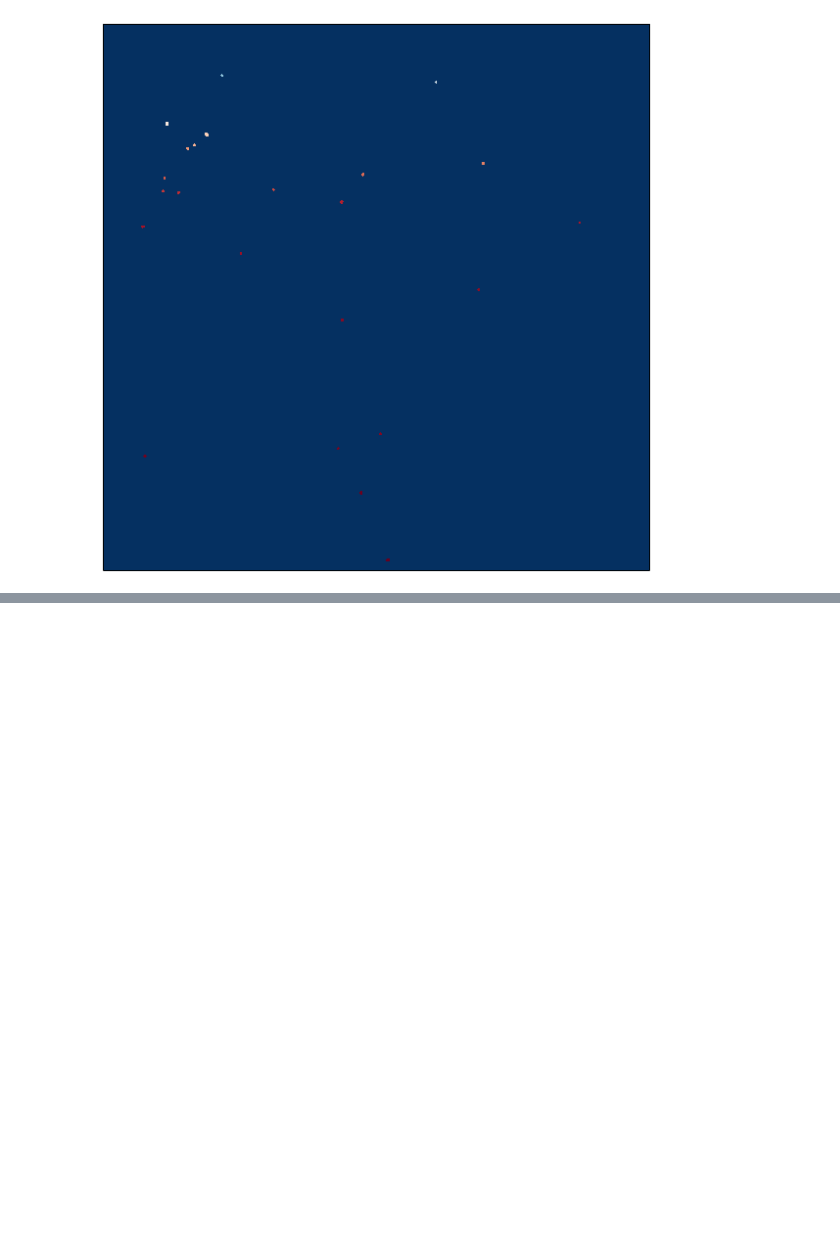
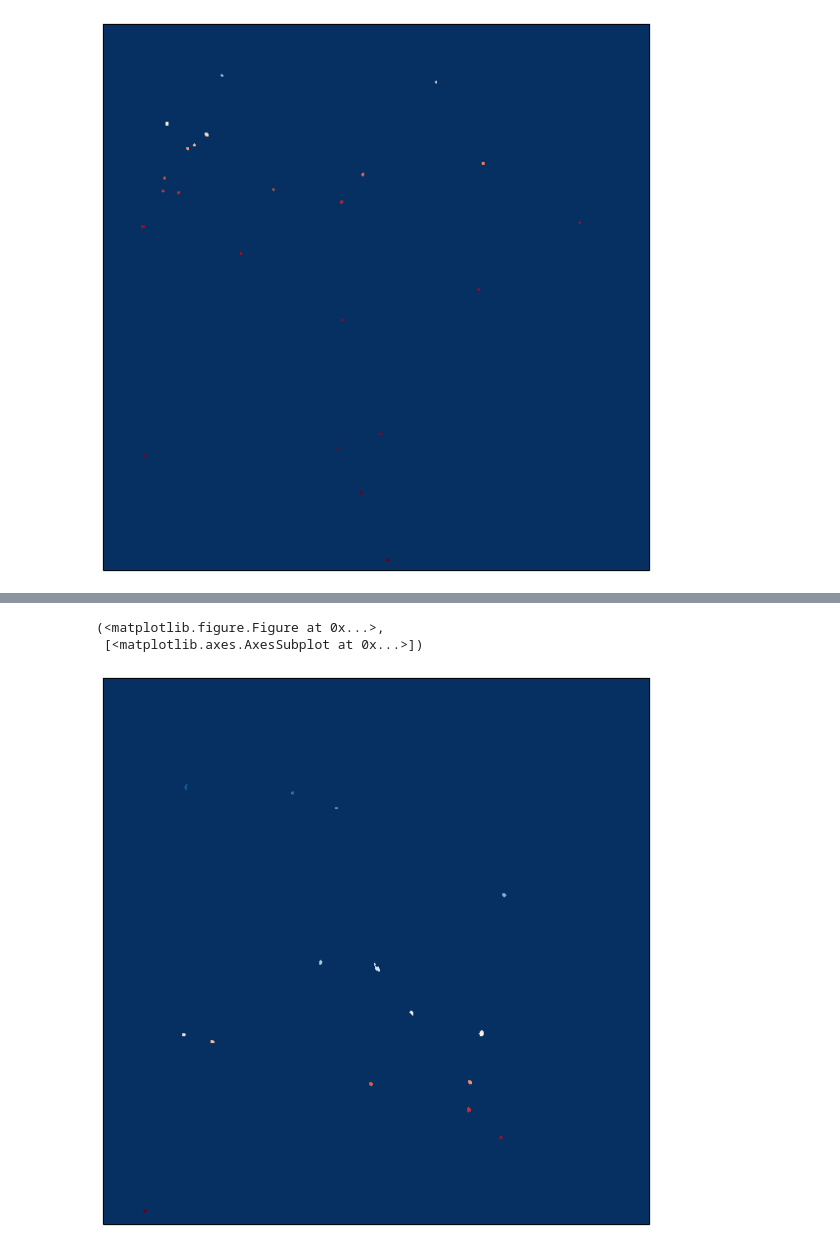
Before and after one commit to chuan137/pynb, a Jupyter notebook: HT_detection.ipynb, the cells around one changed output, grey strips where cells are left out. Saved outputs shown, nothing was run; the diff lists cells and outputs as text; code cells hidden in the pictures; blank space fills up the shorter version.

```diff
--- a/HT_detection.ipynb
+++ b/HT_detection.ipynb
@@ -119,0 +131,24 @@ show_images(np.log(np.log(-1*m2+2)), size=10);
+# %%
+m1 = np.copy(img); m1[m1<0] = 0
+m2 = np.zeros(img.shape)
+
+n = 0
+while n<20:
+    for x,y in np.array(np.where(m1==m1.max())).transpose():
+        th = 0.5*m1[x,y]
+        explore(m1, m2, x, y, th)
+        m1[np.where(m2==1)] = 0
+    n = n + 1
+pixels = np.where(m2==1)
+
+lab = 0
+for x0, y0 in grid(*m2.shape):
+    if m2[x0, y0] == 1:
+        lab = lab - 1
+        explore2(m2, x0, y0, lab)
+# %%
+show_images(-1*m2, size=10)
+# %% [output]
+(<matplotlib.figure.Figure at 0x...>,
+ [<matplotlib.axes.AxesSubplot at 0x...>])
+[figure, added]
```
Also changed, not shown: parts of 4 cells of this notebook, 5 other files.
